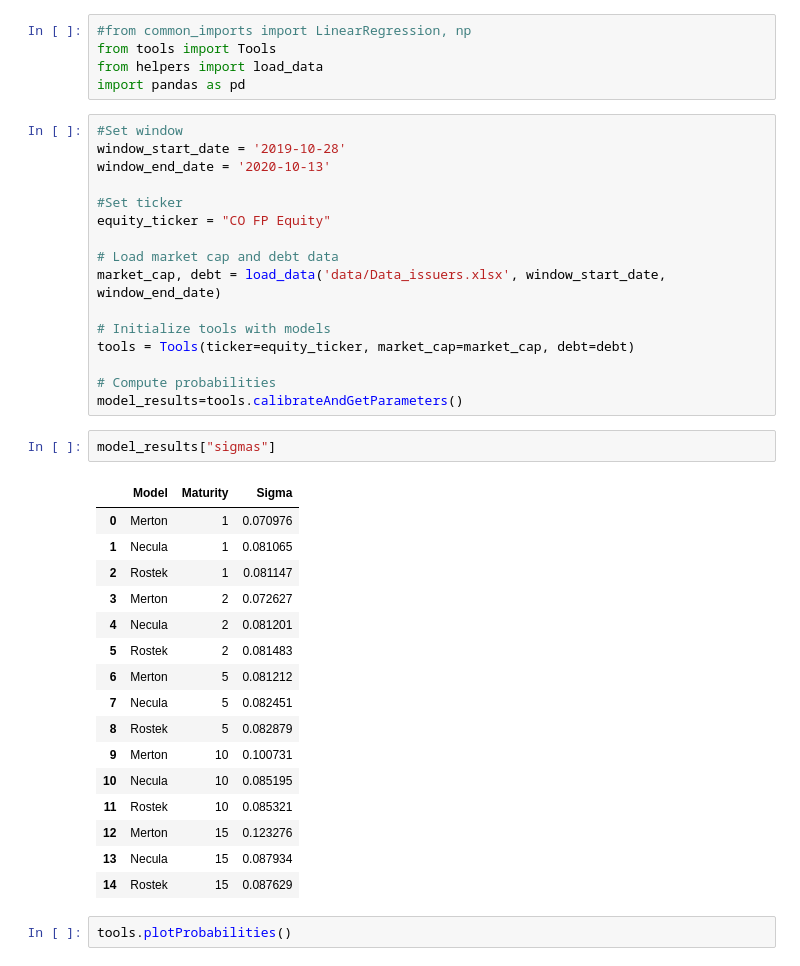
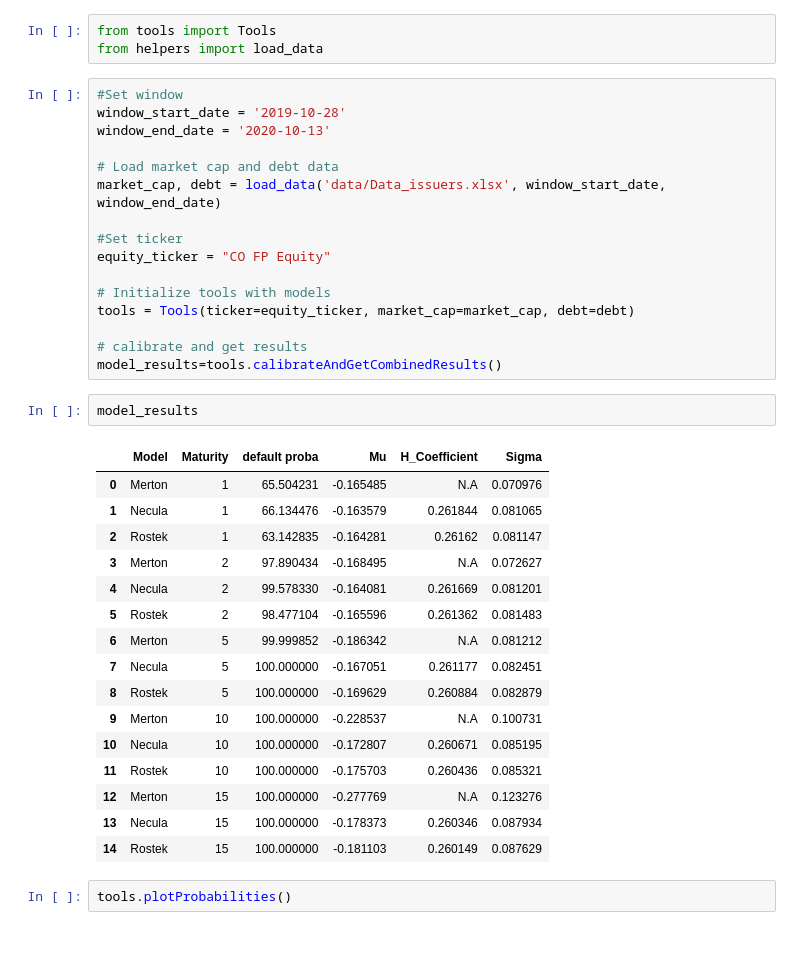
Before and after one commit to k-bargaoui/LongRangeDefaultProbas, a Jupyter notebook: lib_tester.ipynb, the cells around one changed output. Cells and saved outputs as stored; diff of their text form.

```diff
--- a/lib_tester.ipynb
+++ b/lib_tester.ipynb
@@ -1,43 +1,41 @@
 # %%
-#from common_imports import LinearRegression, np
 from tools import Tools
 from helpers import load_data
-import pandas as pd
 # %%
 #Set window
 window_start_date = '2019-10-28'
 window_end_date = '2020-10-13'
 
+# Load market cap and debt data
+market_cap, debt = load_data('data/Data_issuers.xlsx', window_start_date, window_end_date)
+
 #Set ticker
 equity_ticker = "CO FP Equity"
-
-# Load market cap and debt data
-market_cap, debt = load_data('data/Data_issuers.xlsx', window_start_date, window_end_date)
 
 # Initialize tools with models
 tools = Tools(ticker=equity_ticker, market_cap=market_cap, debt=debt)
 
-# Compute probabilities
-model_results=tools.calibrateAndGetParameters()
+# calibrate and get results
+model_results=tools.calibrateAndGetCombinedResults()
 # %%
-model_results["sigmas"]
+model_results
 # %% [output]
-|  | Model | Maturity | Sigma |
-| 0 | Merton | 1 | 0.070976 |
-| 1 | Necula | 1 | 0.081065 |
-| 2 | Rostek | 1 | 0.081147 |
-| 3 | Merton | 2 | 0.072627 |
-| 4 | Necula | 2 | 0.081201 |
-| 5 | Rostek | 2 | 0.081483 |
-| 6 | Merton | 5 | 0.081212 |
-| 7 | Necula | 5 | 0.082451 |
-| 8 | Rostek | 5 | 0.082879 |
-| 9 | Merton | 10 | 0.100731 |
-| 10 | Necula | 10 | 0.085195 |
-| 11 | Rostek | 10 | 0.085321 |
-| 12 | Merton | 15 | 0.123276 |
-| 13 | Necula | 15 | 0.087934 |
-| 14 | Rostek | 15 | 0.087629 |
+|  | Model | Maturity | default proba | Mu | H_Coefficient | Sigma |
+| 0 | Merton | 1 | 65.504231 | -0.165485 | N.A | 0.070976 |
+| 1 | Necula | 1 | 66.134476 | -0.163579 | 0.261844 | 0.081065 |
+| 2 | Rostek | 1 | 63.142835 | -0.164281 | 0.26162 | 0.081147 |
+| 3 | Merton | 2 | 97.890434 | -0.168495 | N.A | 0.072627 |
+| 4 | Necula | 2 | 99.578330 | -0.164081 | 0.261669 | 0.081201 |
+| 5 | Rostek | 2 | 98.477104 | -0.165596 | 0.261362 | 0.081483 |
+| 6 | Merton | 5 | 99.999852 | -0.186342 | N.A | 0.081212 |
+| 7 | Necula | 5 | 100.000000 | -0.167051 | 0.261177 | 0.082451 |
+| 8 | Rostek | 5 | 100.000000 | -0.169629 | 0.260884 | 0.082879 |
+| 9 | Merton | 10 | 100.000000 | -0.228537 | N.A | 0.100731 |
+| 10 | Necula | 10 | 100.000000 | -0.172807 | 0.260671 | 0.085195 |
+| 11 | Rostek | 10 | 100.000000 | -0.175703 | 0.260436 | 0.085321 |
+| 12 | Merton | 15 | 100.000000 | -0.277769 | N.A | 0.123276 |
+| 13 | Necula | 15 | 100.000000 | -0.178373 | 0.260346 | 0.087934 |
+| 14 | Rostek | 15 | 100.000000 | -0.181103 | 0.260149 | 0.087629 |
 # %%
 tools.plotProbabilities()
 # %% [output]
```
Also changed, not shown: 1 other file.
